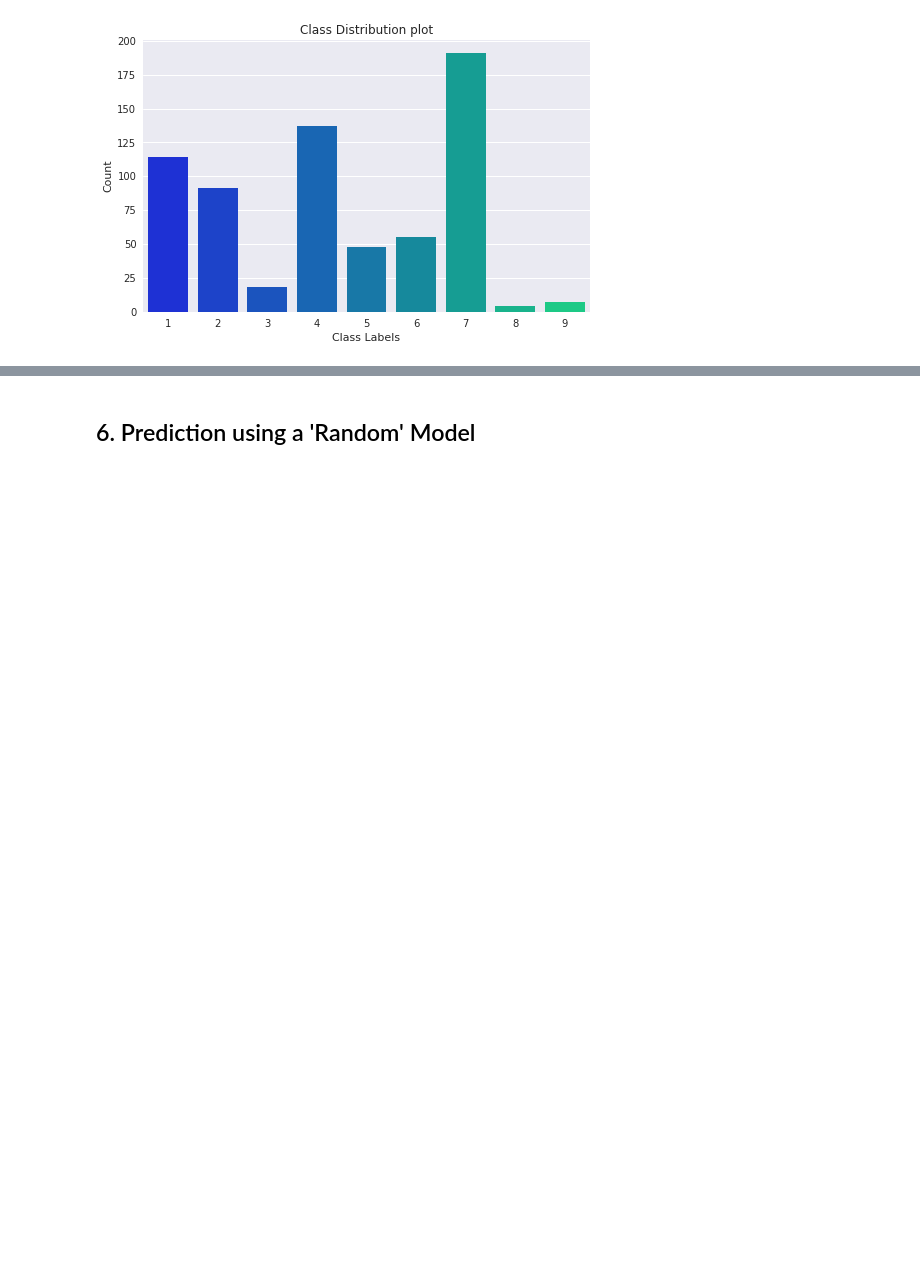
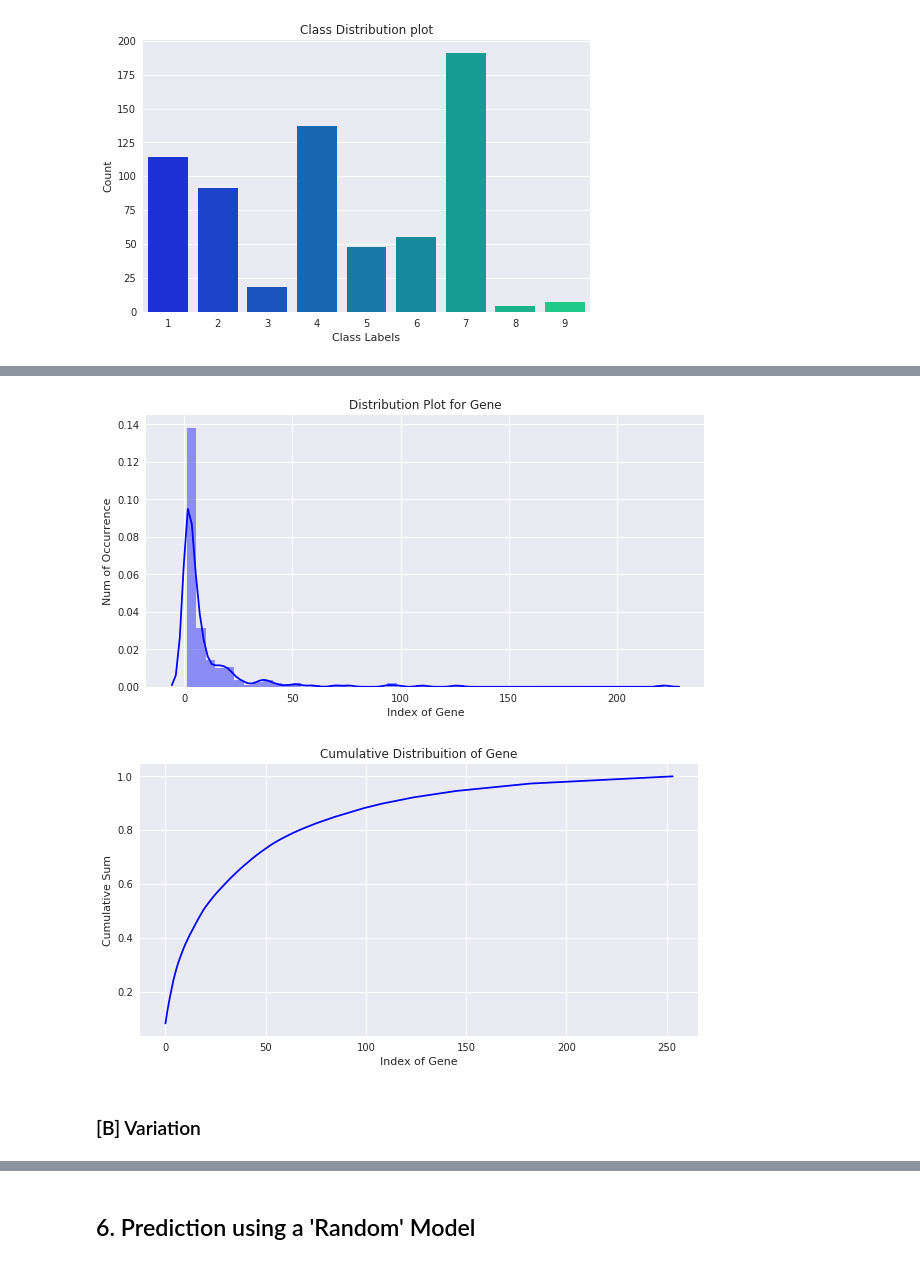
Before and after one commit to sradheya99/Cancer-Diagnosis, a Jupyter notebook: Cancer Diagnosis/CancerDiagnosis.ipynb, the cells around one changed output, grey strips where cells are left out. Drawn from its saved outputs; the diff is of its cells as text; code cells hidden in the pictures; blank space fills up the shorter version.

```diff
--- a/Cancer Diagnosis/CancerDiagnosis.ipynb
+++ b/Cancer Diagnosis/CancerDiagnosis.ipynb
@@ -255,0 +318,17 @@ Number of Data Points in Class 9 is 7 (1.05%)
+# %%
+def dist_plot(data, feature):
+
+    sns.set()
+    plt.figure(figsize = (10, 5))
+    sns.distplot(data.values, color = 'b')
+    plt.xlabel('Index of Gene')
+    plt.ylabel('Num of Occurrence')
+    plt.title('Distribution Plot for ' + feature)
+    plt.show()
+
+    plt.figure(figsize = (10, 5))
+    plt.plot(np.cumsum(data.values / sum(data.values)), color = 'b')
+    plt.xlabel('Index of Gene')
+    plt.ylabel('Cumulative Sum')
+    plt.title('Cumulative Distribuition of ' + feature)
+    plt.show()
@@ -255,0 +337,4 @@ Number of Data Points in Class 9 is 7 (1.05%)
+# %%
+unique_genes = train_x['Gene'].value_counts()
+print('Number of Unique Genes :', unique_genes.shape[0])
+unique_genes.head(10)
@@ -255,0 +354,7 @@ Number of Data Points in Class 9 is 7 (1.05%)
+# %%
+dist_plot(unique_genes, 'Gene')
+# %% [output]
+[figure, added]
+[figure, added]
+# %% [markdown]
+### [B] Variation
```
Also changed, not shown: parts of 24 cells of this notebook.
